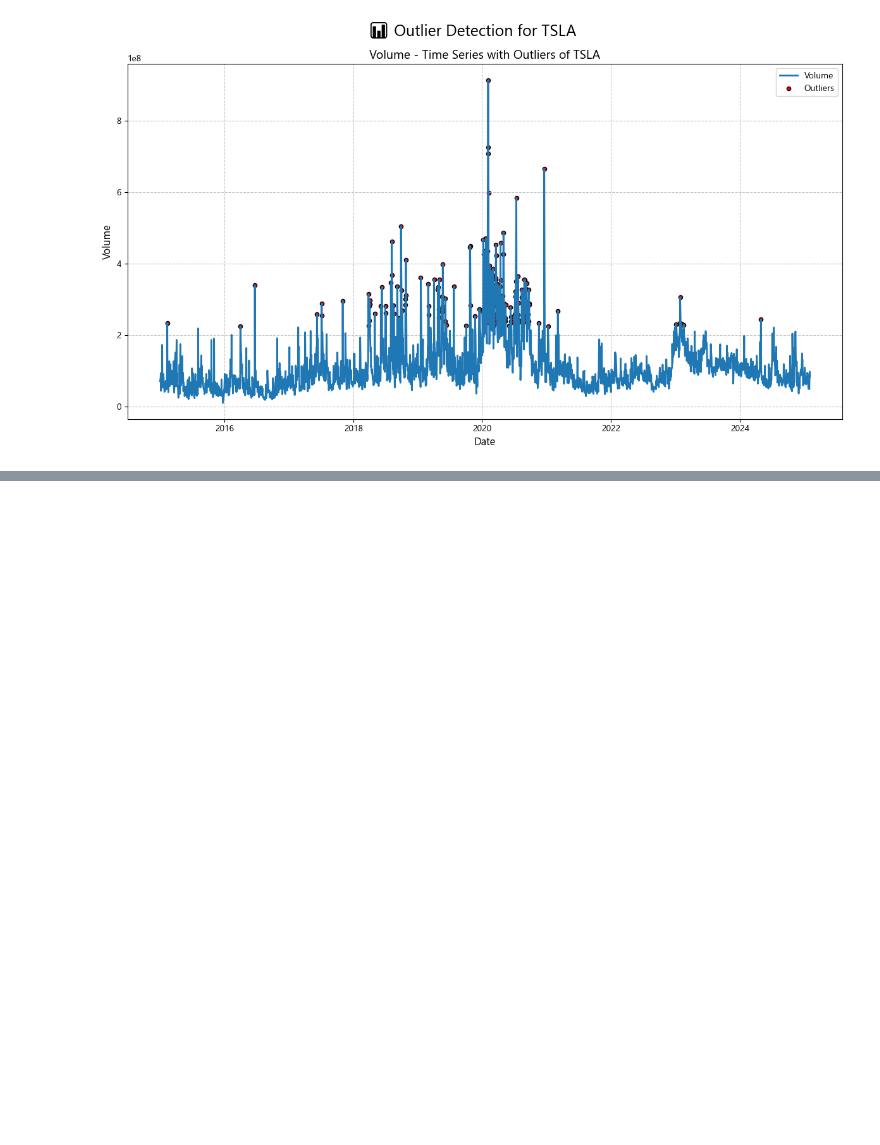
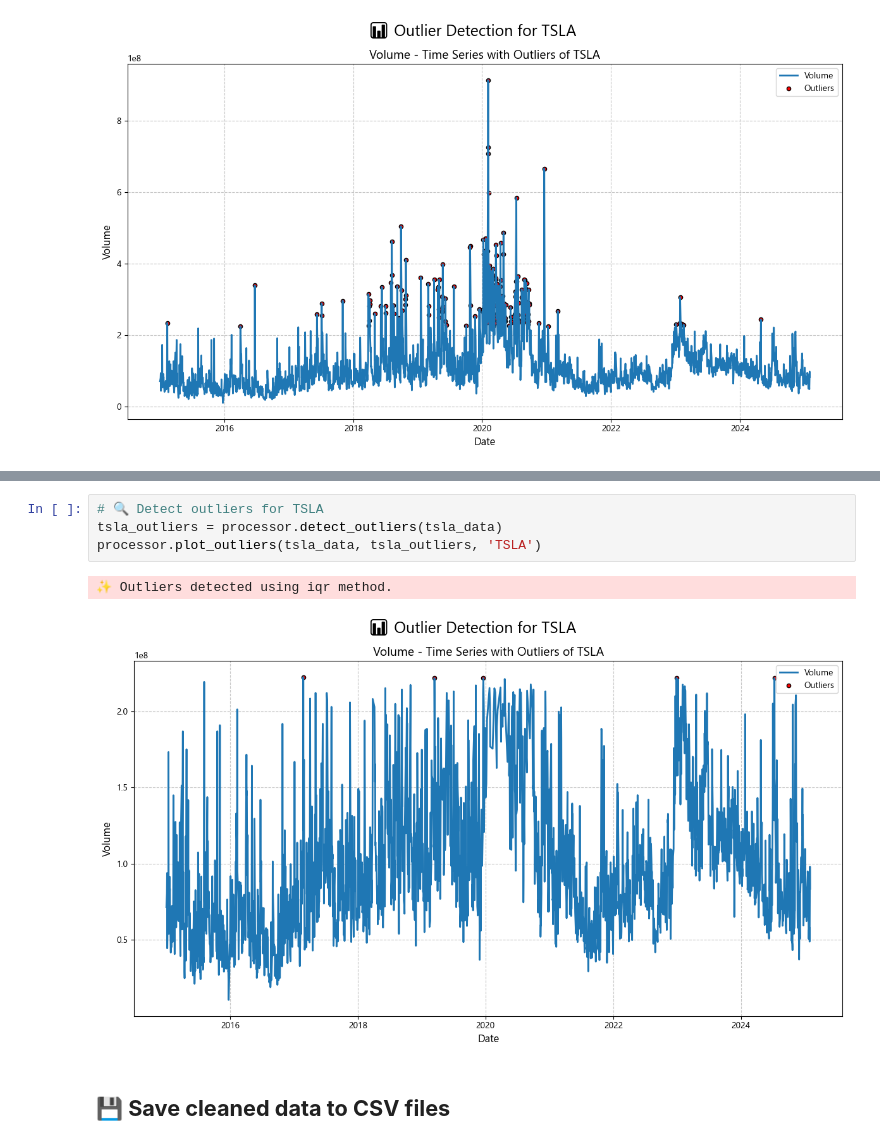
Before and after one commit to Amen-Zelealem/Time-Series-Forcasting-Portfolio-Optimizer, a Jupyter notebook: notebooks/data_preprocessing.ipynb, the cells around one changed output, grey strips where cells are left out. Cells and saved outputs as stored; diff of their text form; blank space fills up the shorter version.

```diff
--- a/notebooks/data_preprocessing.ipynb
+++ b/notebooks/data_preprocessing.ipynb
@@ -354,0 +398,9 @@ processor.plot_outliers(tsla, tsla_outliers, 'TSLA')
+# %%
+# 🔍 Detect outliers for TSLA
+tsla_outliers = processor.detect_outliers(tsla_data)
+processor.plot_outliers(tsla_data, tsla_outliers, 'TSLA')
+# %% [output]
+✨ Outliers detected using iqr method.
+[figure, added]
+# %% [markdown]
+## **💾 Save cleaned data to CSV files**
```
Also changed, not shown: parts of 7 cells of this notebook.
